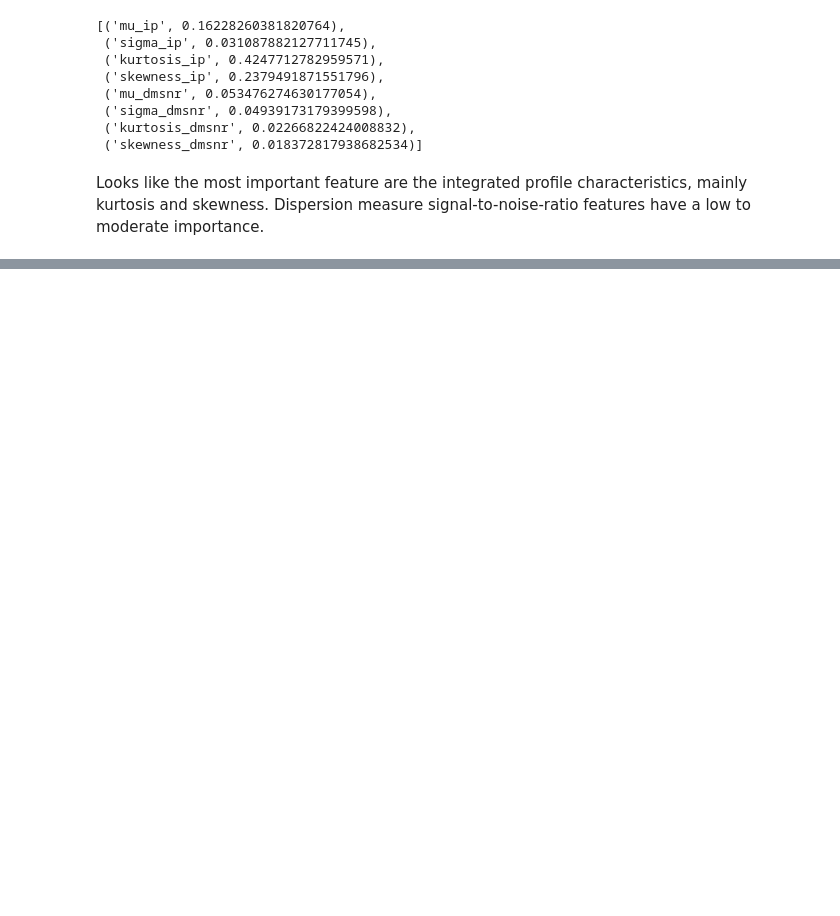
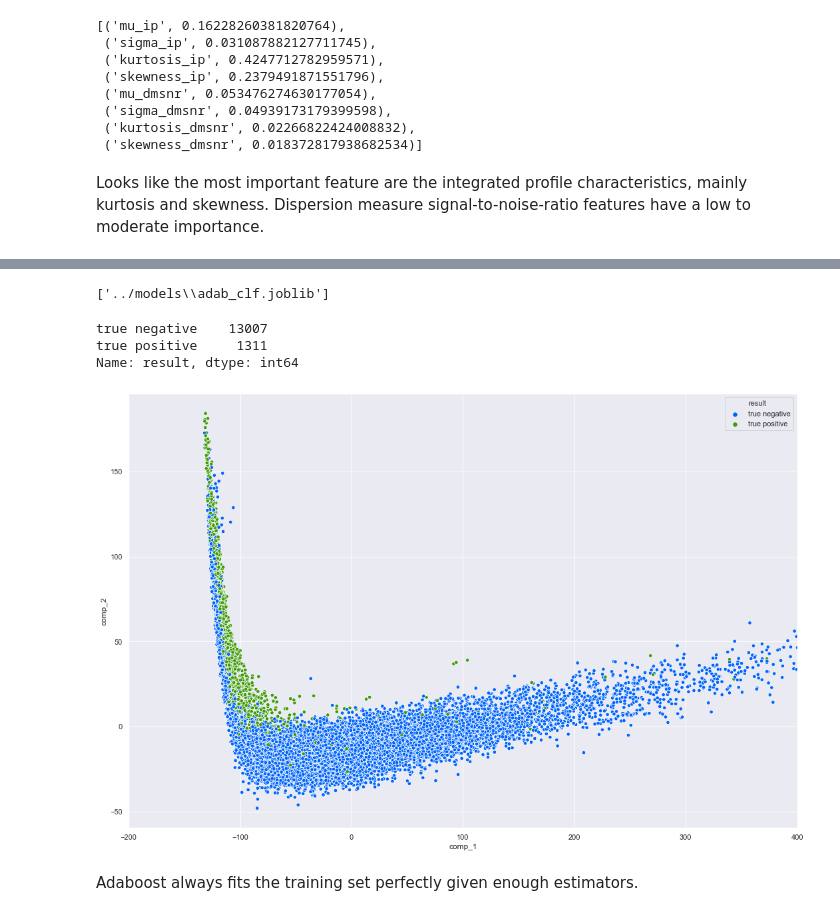
Before and after one commit to aribault/pulsar_classification, a Jupyter notebook: scripts/training.ipynb, the cells around one changed output, grey strips where cells are left out. Saved outputs shown, nothing was run; the diff lists cells and outputs as text; code cells hidden in the pictures; blank space fills up the shorter version.

Commit message:
adaboost

```diff
--- a/scripts/training.ipynb
+++ b/scripts/training.ipynb
@@ -414,0 +460,11 @@ Looks like the most important feature are the integrated profile characteristics
+# %%
+from sklearn.ensemble import AdaBoostClassifier
+from sklearn.tree import DecisionTreeClassifier
+
+adab = AdaBoostClassifier(base_estimator=DecisionTreeClassifier(random_state=random_state), n_estimators=100, random_state=random_state)
+grid_params = {'base_estimator__max_depth': [1, 2, 3, 4, 5, 6, 7, 8, 9, 10],
+               'base_estimator__max_features': ["auto", "log2", None],
+              'learning_rate': [1, 0.1, 0.01, 0.001, 0.0001]}
+
+adab_grid = GridSearchCV(adab, grid_params, n_jobs=-1, verbose=5, scoring=["f1_weighted", "accuracy"], refit="f1_weighted")
+adab_grid.fit(X_train_scaled, y_train)
@@ -414,0 +498,3 @@ Looks like the most important feature are the integrated profile characteristics
+# %%
+adab_grid.best_score_
+best_params = adab_grid.best_params_
@@ -414,0 +518,8 @@ Looks like the most important feature are the integrated profile characteristics
+# %%
+adab = AdaBoostClassifier(base_estimator=DecisionTreeClassifier(random_state=random_state,
+                                                                max_depth=best_params['base_estimator__max_depth'],
+                                                                max_features=best_params['base_estimator__max_features']),
+                          n_estimators=1000, random_state=random_state)
+grid_params = {'learning_rate': [0.0001, 0.0005, 0.001, 0.005, 0.01, 0.05, 0.1, 0.5, 1]}
+adab_grid = GridSearchCV(adab, grid_params, n_jobs=-1, verbose=5, scoring=["f1_weighted", "accuracy"], refit="f1_weighted")
+adab_grid.fit(X_train_scaled, y_train)
@@ -414,0 +564,16 @@ Looks like the most important feature are the integrated profile characteristics
+# %%
+adab_clf = adab_grid.best_estimator_
+dump(adab_clf, os.path.join(model_folder, "adab_clf.joblib"))
+# %% [output]
+['../models\\adab_clf.joblib']
+# %%
+predictions = adab_clf.predict(X_train_scaled)
+plot_results_2d(predictions)
+plt.savefig('predictions/adab_predictions.png')
+# %% [output]
+true negative    13007
+true positive     1311
+Name: result, dtype: int64
+[figure, added]
+# %% [markdown]
+Adaboost always fits the training set perfectly given enough estimators.
```
Also changed, not shown: parts of 10 cells of this notebook, 3 other files.
